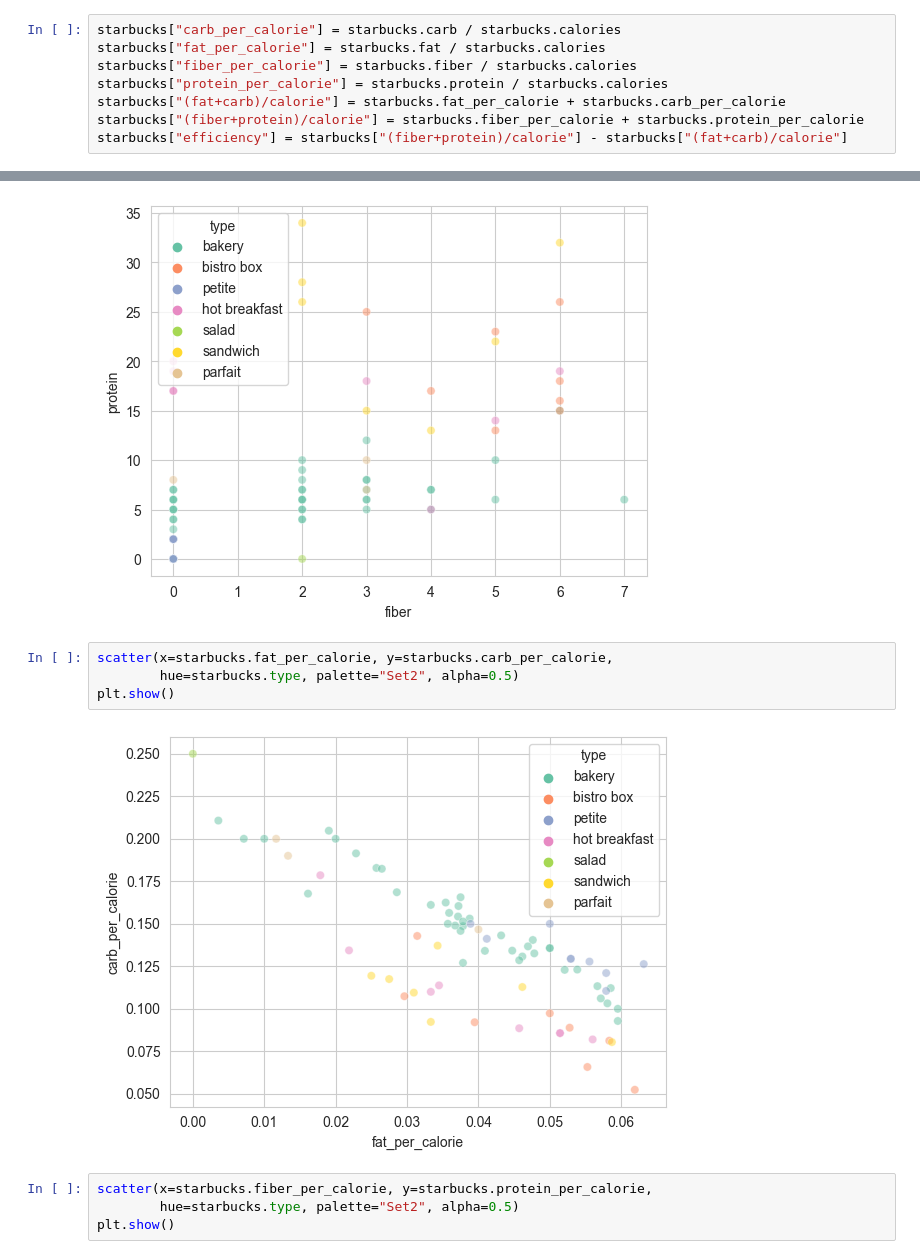
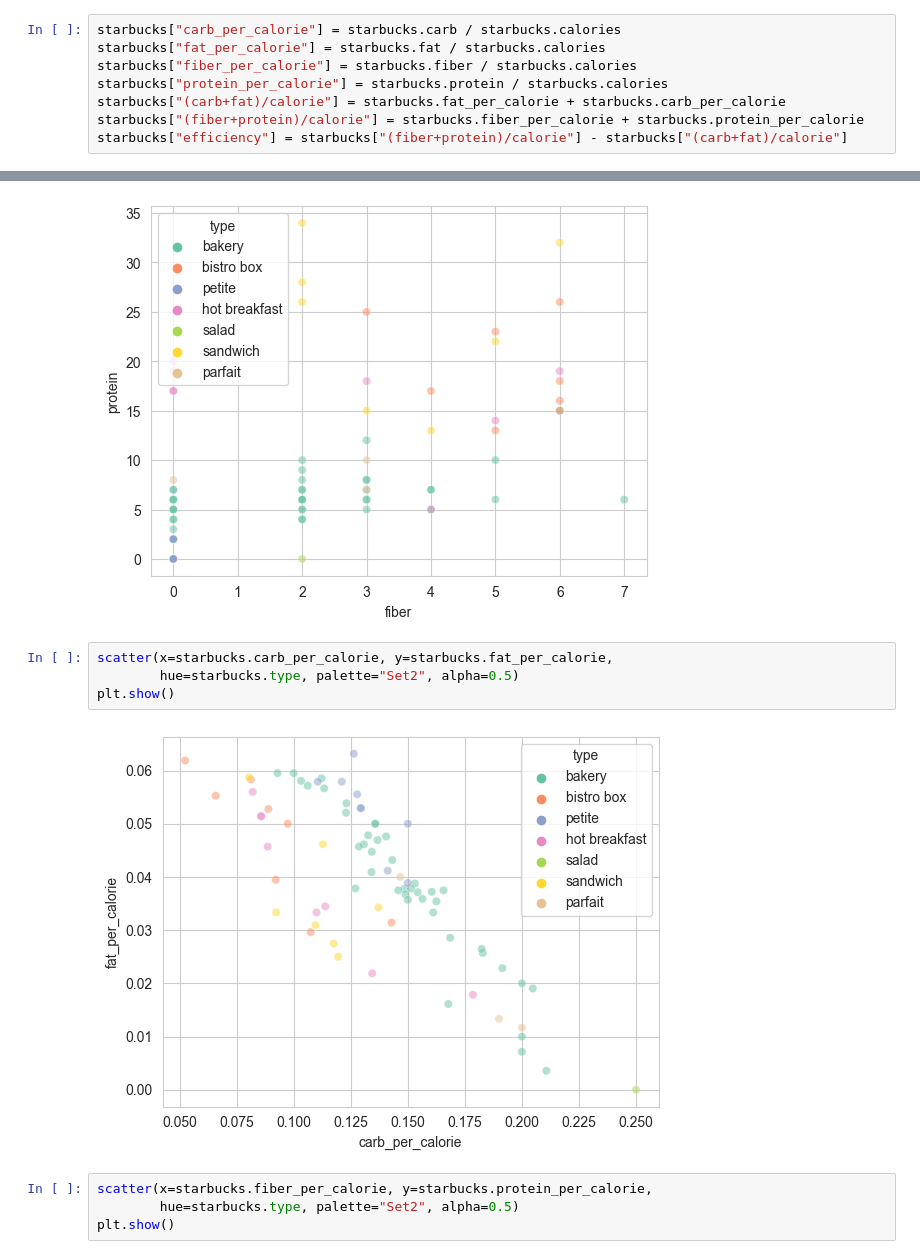
Before and after one commit to chrico-bu-uab/gower, a Jupyter notebook: starbucks.ipynb, the cells around one changed output, grey strips where cells are left out. Drawn from its saved outputs; the diff is of its cells as text.

```diff
--- a/starbucks.ipynb
+++ b/starbucks.ipynb
@@ -27,7 +27,7 @@ starbucks["carb_per_calorie"] = starbucks.carb / starbucks.calories
 starbucks["fat_per_calorie"] = starbucks.fat / starbucks.calories
 starbucks["fiber_per_calorie"] = starbucks.fiber / starbucks.calories
 starbucks["protein_per_calorie"] = starbucks.protein / starbucks.calories
-starbucks["(fat+carb)/calorie"] = starbucks.fat_per_calorie + starbucks.carb_per_calorie
+starbucks["(carb+fat)/calorie"] = starbucks.fat_per_calorie + starbucks.carb_per_calorie
 starbucks["(fiber+protein)/calorie"] = starbucks.fiber_per_calorie + starbucks.protein_per_calorie
-starbucks["efficiency"] = starbucks["(fiber+protein)/calorie"] - starbucks["(fat+carb)/calorie"]
+starbucks["efficiency"] = starbucks["(fiber+protein)/calorie"] - starbucks["(carb+fat)/calorie"]
 # %%
@@ -43,11 +43,11 @@ plt.show()
 # %% [output]
 [figure]
 # %%
-scatter(x=starbucks.fat_per_calorie, y=starbucks.carb_per_calorie,
+scatter(x=starbucks.carb_per_calorie, y=starbucks.fat_per_calorie,
         hue=starbucks.type, palette="Set2", alpha=0.5)
 plt.show()
 # %% [output]
-[figure, old version]
+[figure, new version]
 # %%
 scatter(x=starbucks.fiber_per_calorie, y=starbucks.protein_per_calorie,
         hue=starbucks.type, palette="Set2", alpha=0.5)
```
Also changed, not shown: parts of 3 cells of this notebook.
